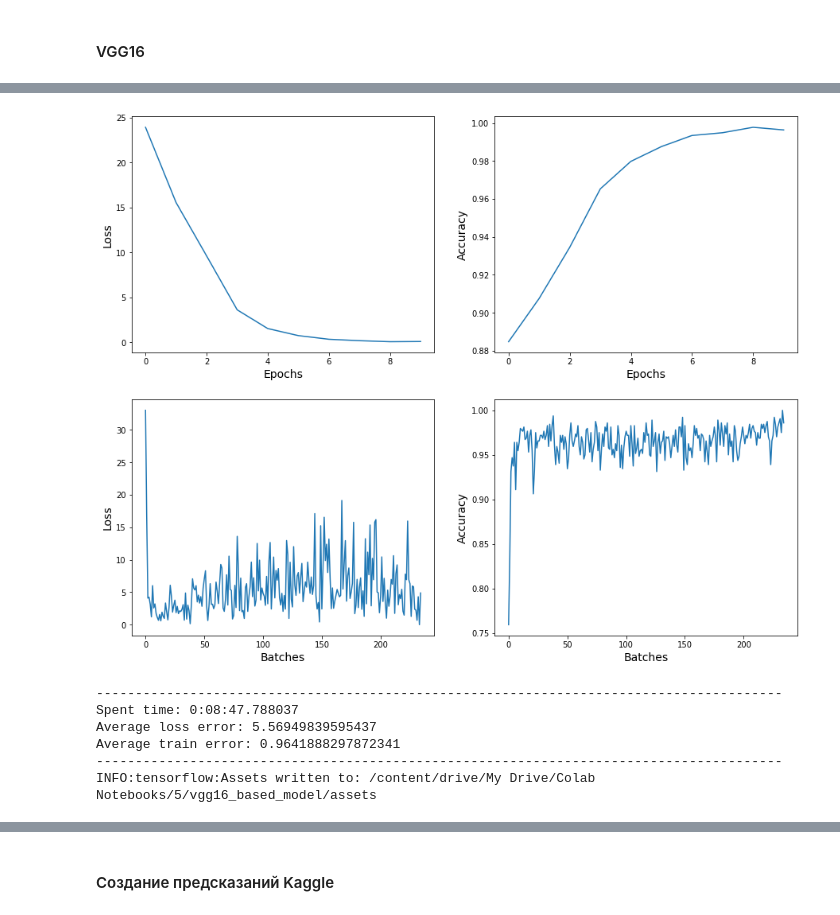
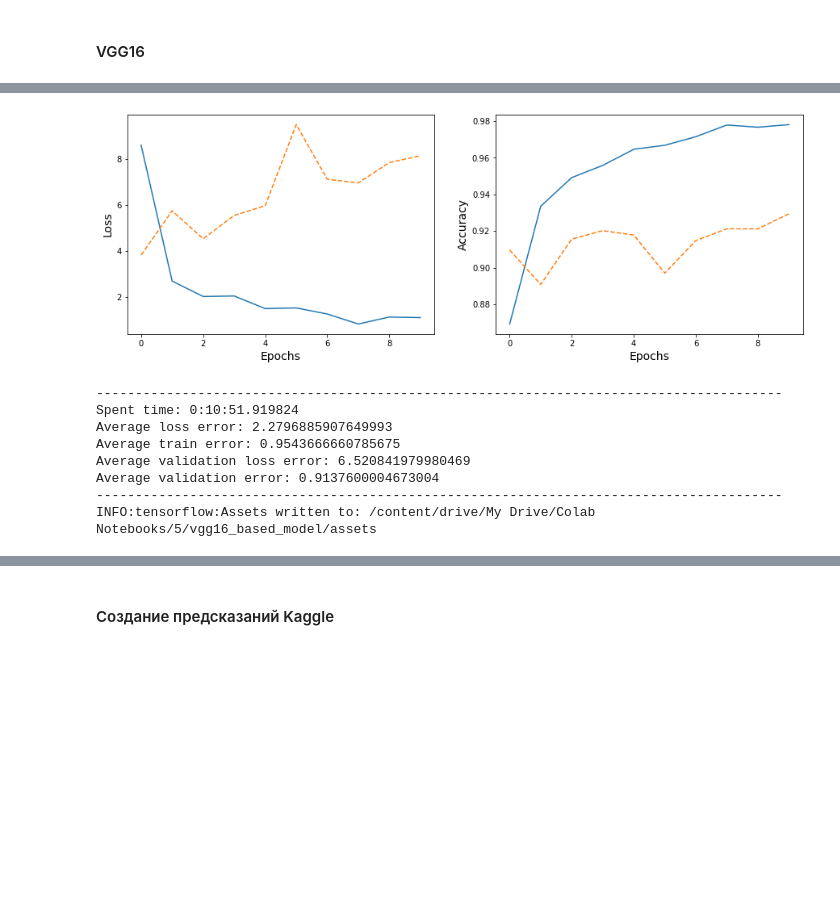
Before and after one commit to MishaGubsky/ml-conv-nets, a Jupyter notebook: fifth.ipynb, the cells around one changed output, grey strips where cells are left out. Drawn from its saved outputs; the diff is of its cells as text; code cells hidden in the pictures; blank space fills up the shorter version.

```diff
--- a/fifth.ipynb
+++ b/fifth.ipynb
@@ -436,7 +463,11 @@ _________________________________________________________________
 None
 ----------------------------------------------------------------------------------------
 # %%
+validation_steps = len(x_validation) / BATCH_SIZE
+steps_per_epoch = len(x_train) / BATCH_SIZE
+
 with tf.device('/device:GPU:0'):
-    history = vgg16_model.train(iter(train_generator), batch_count=len(train_generator), epochs=10, workers=4)
-    model.save(filedir='/content/drive/My Drive/Colab Notebooks/5/', filename='vgg16_based_model')
+    history = vgg16_model.train(iter(train_generator), epochs=10, workers=4, steps_per_epoch=steps_per_epoch,
+                                validation_steps=validation_steps, validation_data=validation_generator)
+    vgg16_model.save(filedir='/content/drive/My Drive/Colab Notebooks/5/', filename='vgg16_based_model')
 # %% [output]
@@ -459,8 +490,10 @@ Epoch 10/10
 ----------------------------------------------------------------------------------------
-[figure, old version]
+[figure, new version]
 ----------------------------------------------------------------------------------------
-Spent time: 0:08:47.788037
-Average loss error: 5.56949839595437
-Average train error: 0.9641888297872341
+Spent time: 0:10:51.919824
+Average loss error: 2.2796885907649993
+Average train error: 0.9543666660785675
+Average validation loss error: 6.520841979980469
+Average validation error: 0.9137600004673004
 ----------------------------------------------------------------------------------------
 INFO:tensorflow:Assets written to: /content/drive/My Drive/Colab Notebooks/5/vgg16_based_model/assets
```
Also changed, not shown: parts of 31 cells of this notebook, 4 other files.
